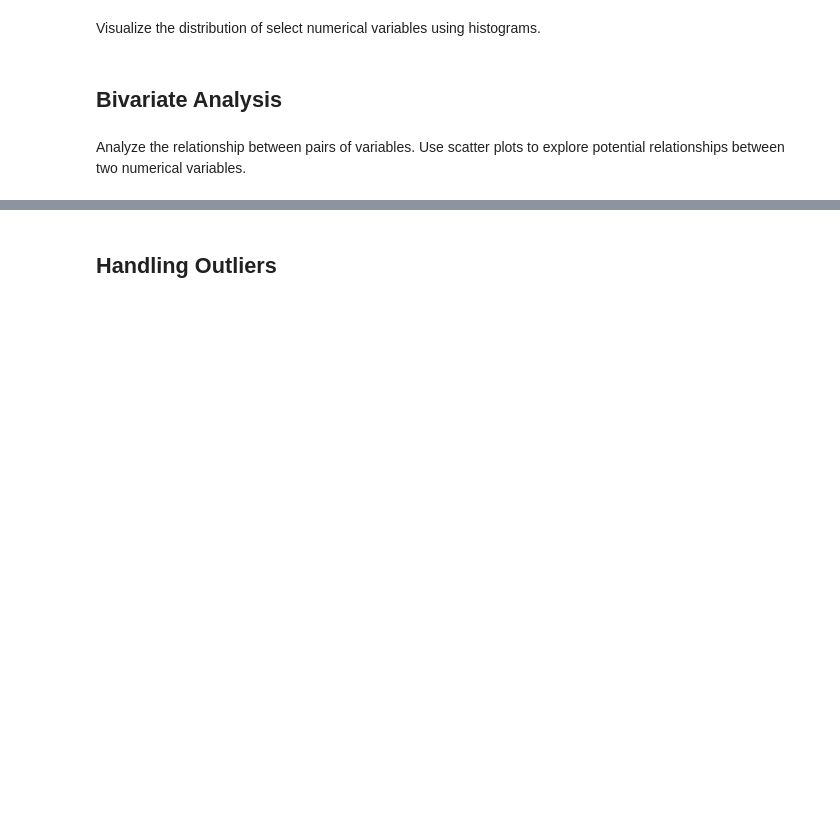
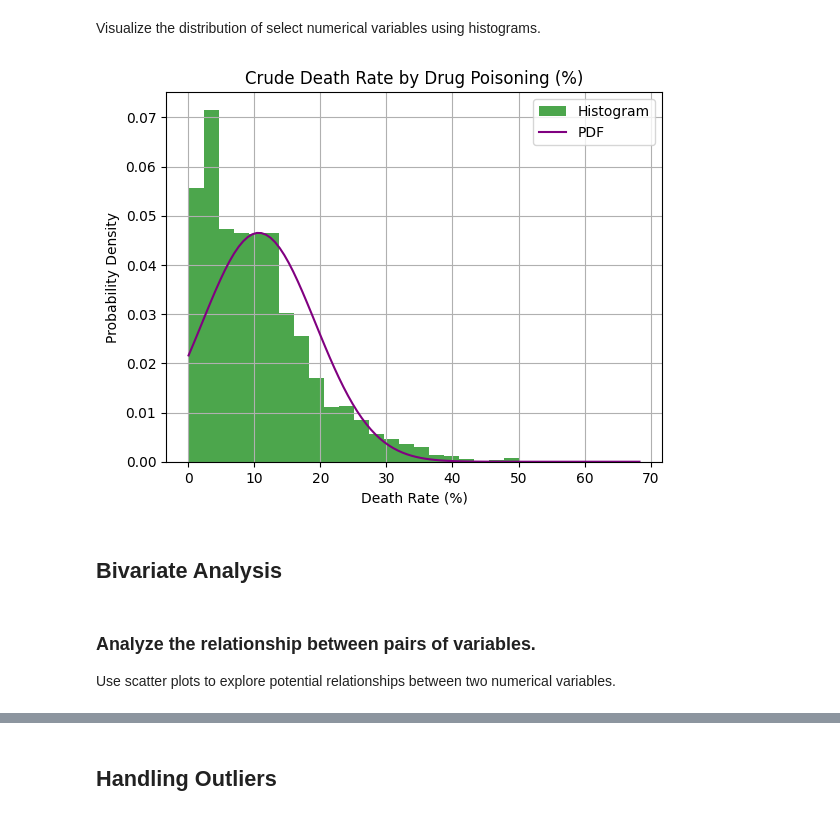
Before and after one commit to bonitr02/datasci_3_eda, a Jupyter notebook: datasci_3_eda.ipynb, the cells around one changed output, grey strips where cells are left out. Saved outputs shown, nothing was run; the diff lists cells and outputs as text; code cells hidden in the pictures; blank space fills up the shorter version.

```diff
--- a/datasci_3_eda.ipynb
+++ b/datasci_3_eda.ipynb
@@ -12,7 +18,7 @@ from pandas_profiling import ProfileReport
 # %% [markdown]
 ## Load dataset
 # %%
-df = pd.read_csv('/content/COVID19VaccinationDemographics.csv')
+df = pd.read_csv('/content/NCHS_-_Drug_Poisoning_Mortality_by_State__United_States.csv')
 # %% [markdown]
 
 ## Look for missingness
@@ -43,0 +81,5 @@ df.dtypes
+# %%
+df['Year'] = df['Year'].apply(str)
+df = df.replace(',', '', regex=True)
+df['Deaths'] = df['Deaths'].apply(int)
+df['Population'] = df['Population'].apply(int)
@@ -45,3 +105,26 @@ df.dtypes
 ## Univariate Analysis
 # %% [markdown]
 calculating measures of central tendency (mean, median, mode) and measures of spread (range, variance, standard deviation, IQR).
+# %%
+# Calculate mean, median, and mode
+mean_deathRate = df['Crude Death Rate'].mean()
+median_deathRate = df['Crude Death Rate'].median()
+mode_deathRate = df['Crude Death Rate'].mode().iloc[0]
+
+# Calculate range
+range_deathRate = df['Crude Death Rate'].max() - df['Crude Death Rate'].min()
+
+# Calculate variance and standard deviation
+variance_deathRate = np.var(df['Crude Death Rate'])
+std_deviation_deathRate = np.std(df['Crude Death Rate'])
+
+# Calculate percentiles
+percentile_0_deathRate = np.percentile(df['Crude Death Rate'], 0)
+percentile_25_deathRate = np.percentile(df['Crude Death Rate'], 25)
+percentile_50_deathRate= np.percentile(df['Crude Death Rate'], 50)
+percentile_75_deathRate= np.percentile(df['Crude Death Rate'], 75)
+percentile_100_deathRate= np.percentile(df['Crude Death Rate'], 100)
+
+# IQR
+data_description = df['Crude Death Rate'].describe()
+print(data_description)
@@ -48,7 +166,24 @@ calculating measures of central tendency (mean, median, mode) and measures of sp
 # %% [markdown]
 Visualize the distribution of select numerical variables using histograms.
+# %%
+# Create a histogram
+plt.hist(df['Crude Death Rate'], bins=30, density=True, alpha=0.7, color='green', label='Histogram')
+
+# Create a probability density function (PDF) curve
+x = np.linspace(min(df['Crude Death Rate']), max(df['Crude Death Rate']), 100)
+pdf = (1/(std_deviation_deathRate * np.sqrt(2*np.pi))) * np.exp(-(x - mean_deathRate)**2 / (2*std_deviation_deathRate**2))
+plt.plot(x, pdf, color='purple', label='PDF')
+
+plt.title('Crude Death Rate by Drug Poisoning (%)')
+plt.xlabel('Death Rate (%)')
+plt.ylabel('Probability Density')
+plt.legend()
+plt.grid(True)
+plt.show()
+# %% [output]
+[figure, added]
 # %% [markdown]
 ## Bivariate Analysis
 # %% [markdown]
-Analyze the relationship between pairs of variables.
+### Analyze the relationship between pairs of variables.
 Use scatter plots to explore potential relationships between two numerical variables.
```
Also changed, not shown: parts of 14 cells of this notebook.
